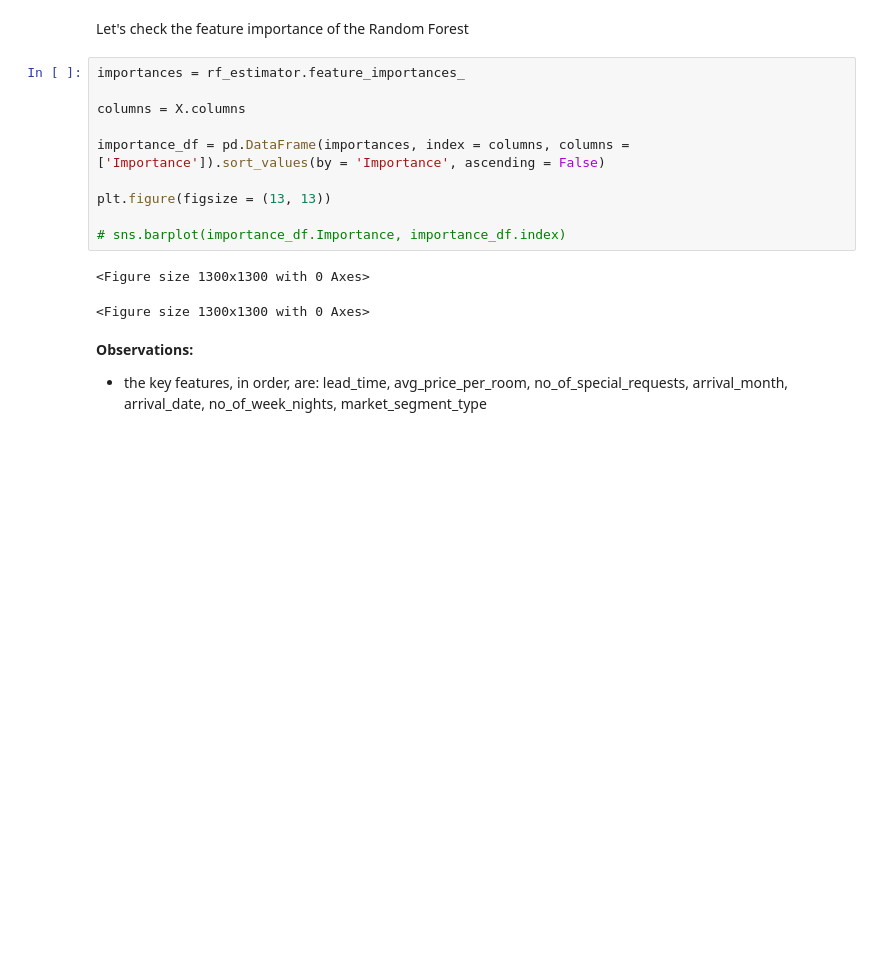
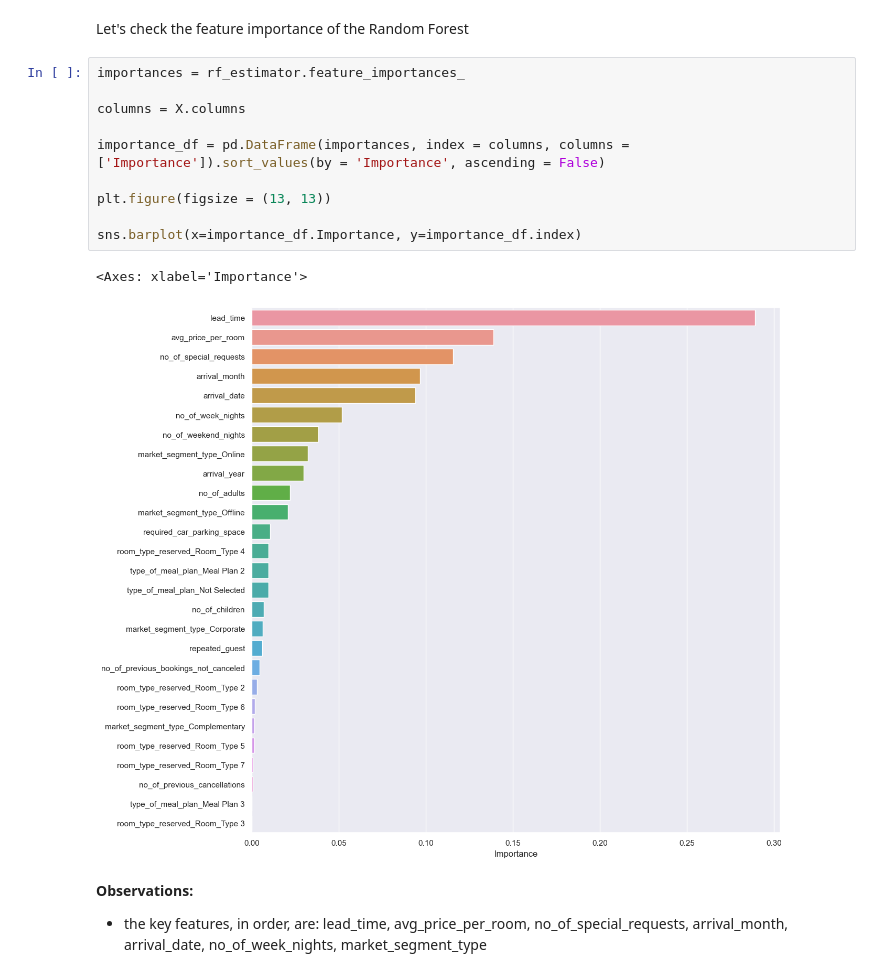
Before and after one commit to FullStackWithLawrence/009-scikit-learn-random-forest, a Jupyter notebook: jupyter-notebook/Random_Forest_Notebook.ipynb, the cells around one changed output. Saved outputs shown, nothing was run; the diff lists cells and outputs as text; blank space fills up the shorter version.

Commit message:
trouble shoot last barplot diagram

```diff
--- a/jupyter-notebook/Random_Forest_Notebook.ipynb
+++ b/jupyter-notebook/Random_Forest_Notebook.ipynb
@@ -601,16 +603,16 @@ Let's check the feature importance of the Random Forest
 # %%
 importances = rf_estimator.feature_importances_
 
 columns = X.columns
 
 importance_df = pd.DataFrame(importances, index = columns, columns = ['Importance']).sort_values(by = 'Importance', ascending = False)
 
 plt.figure(figsize = (13, 13))
 
-# sns.barplot(importance_df.Importance, importance_df.index)
+sns.barplot(x=importance_df.Importance, y=importance_df.index)
 # %% [output]
-<Figure size 1300x1300 with 0 Axes>
+<Axes: xlabel='Importance'>
-<Figure size 1300x1300 with 0 Axes>
+[figure, added]
 # %% [markdown]
 **Observations:**
 - the key features, in order, are: lead_time, avg_price_per_room, no_of_special_requests, arrival_month, arrival_date, no_of_week_nights, market_segment_type
```
Also changed, not shown: parts of 3 cells of this notebook, 1 other file.
